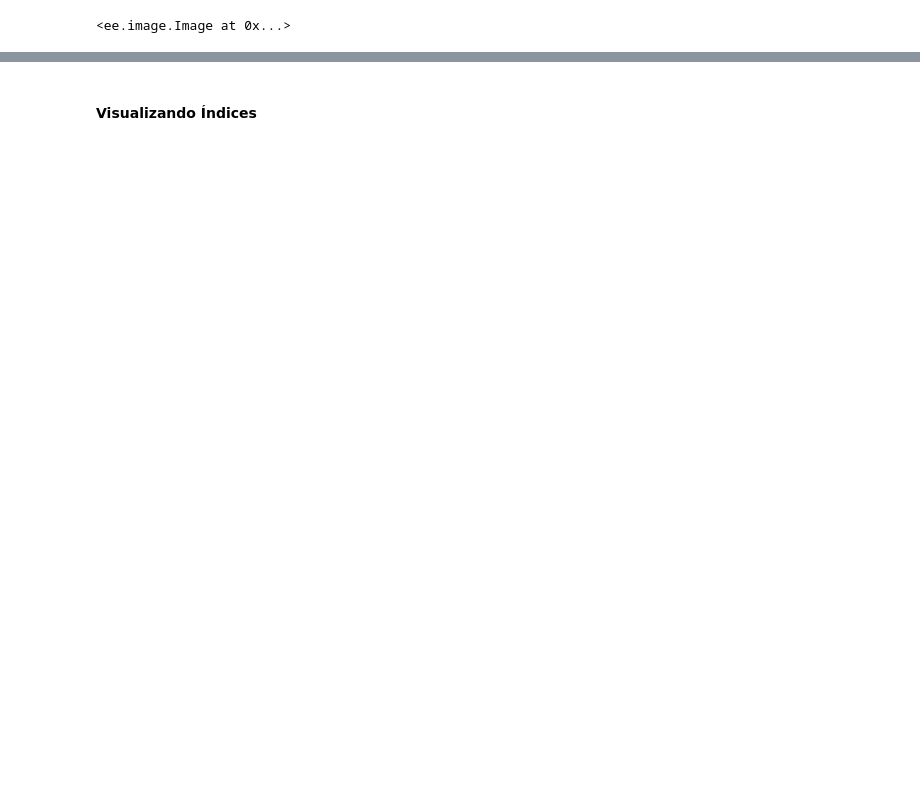
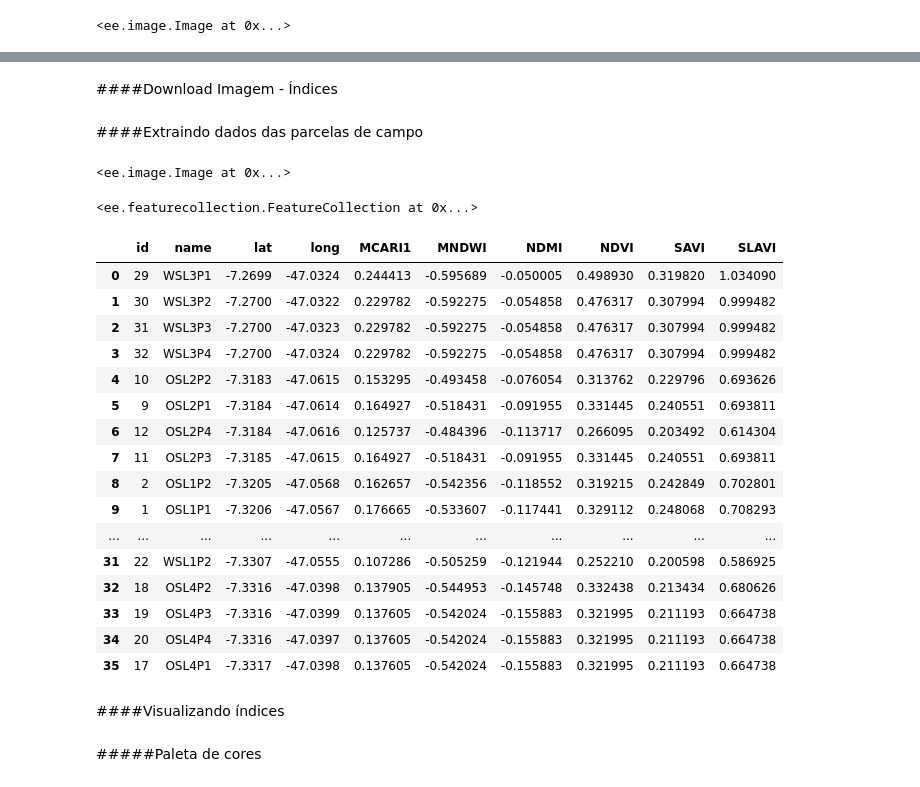
Before and after one commit to IzadoraSC/spectral_index, a Jupyter notebook: Indices_Espectrais_v01_pt.ipynb, the cells around one changed output, grey strips where cells are left out. Saved outputs shown, nothing was run; the diff lists cells and outputs as text; code cells hidden in the pictures; blank space fills up the shorter version.

```diff
--- a/Indices_Espectrais_v01_pt.ipynb
+++ b/Indices_Espectrais_v01_pt.ipynb
@@ -396,7 +405,7 @@ end_date = '2022-07-13'
 # Load Landsat surface reflectance data
 LS_collection = ee.ImageCollection(sensor) \
     .filterBounds(ROI)\
-    .filter(ee.Filter.lt('CLOUD_COVER', 30))\
+    .filter(ee.Filter.lt('CLOUD_COVER', 45))\
     .filterDate(start_date, end_date)
 
 # Map the maskLSclouds function over each seasonal dataset and take the median of clear pixels.
@@ -604,0 +684,17 @@ idx
+# %%
+idx = spyndex.computeIndex(
+    index = ["EVI","GNDVI", "MCARI1",'MNDWI','MSAVI','NDMI',"NDVI", 'NDWI',
+             'SAVI', 'SLAVI'],
+    params = {
+        "R": img["B4"],
+        "G": img["B3"],
+        "B": img["B2"],
+        "N": img["B5"],
+        "S1": img["B6"],
+        "S2": img["B7"],
+        "g": 2.5,
+        "C1": 6,
+        "C2": 7.5,
+        "L": 0.5
+    }
+)
@@ -805,0 +745,2 @@ idx.bandNames().getInfo()
+# %% [markdown]
+####Download Imagem - Índices
@@ -805,0 +765,47 @@ idx.bandNames().getInfo()
+# %% [markdown]
+####Extraindo dados das parcelas de campo
+# %%
+image1 = img.select('MCARI1','MNDWI','NDMI','NDVI','SAVI','SLAVI')
+image1
+# %% [output]
+<ee.image.Image at 0x...>
+# %%
+## Pontos amostrais de campo
+##Extrair valores de índices a partir dos pontos das parcelas de campo
+extract_bands = image1.sampleRegions(
+  collection= plotPoints,
+  scale= 30,
+  geometries=True
+  # 'properties': ['MCARI1','MNDWI','NDMI','NDVI','SAVI','SLAVI']
+);
+
+extract_bands
+# %% [output]
+<ee.featurecollection.FeatureCollection at 0x...>
+# %%
+##Labels das bandas utilizadas
+
+labels =['id', 'name','lat', 'long', 'MCARI1','MNDWI','NDMI','NDVI','SAVI','SLAVI']
+##Crie uma lista com os dados da malha amostra que você criou
+Lista_df = extract_bands.reduceColumns(ee.Reducer.toList(10), labels).values().get(0)
+##Visualize seu dataframe no utilizando os pandas
+df = pd.DataFrame(Lista_df.getInfo(), columns=labels)
+df
+# %% [output]
+|  | id | name | lat | long | MCARI1 | MNDWI | NDMI | NDVI | SAVI | SLAVI |
+| 0 | 29 | WSL3P1 | -7.2699 | -47.0324 | 0.244413 | -0.595689 | -0.050005 | 0.498930 | 0.319820 | 1.034090 |
+| 1 | 30 | WSL3P2 | -7.2700 | -47.0322 | 0.229782 | -0.592275 | -0.054858 | 0.476317 | 0.307994 | 0.999482 |
+| 2 | 31 | WSL3P3 | -7.2700 | -47.0323 | 0.229782 | -0.592275 | -0.054858 | 0.476317 | 0.307994 | 0.999482 |
+| 3 | 32 | WSL3P4 | -7.2700 | -47.0324 | 0.229782 | -0.592275 | -0.054858 | 0.476317 | 0.307994 | 0.999482 |
+| 4 | 10 | OSL2P2 | -7.3183 | -47.0615 | 0.153295 | -0.493458 | -0.076054 | 0.313762 | 0.229796 | 0.693626 |
+| 5 | 9 | OSL2P1 | -7.3184 | -47.0614 | 0.164927 | -0.518431 | -0.091955 | 0.331445 | 0.240551 | 0.693811 |
+| 6 | 12 | OSL2P4 | -7.3184 | -47.0616 | 0.125737 | -0.484396 | -0.113717 | 0.266095 | 0.203492 | 0.614304 |
+| 7 | 11 | OSL2P3 | -7.3185 | -47.0615 | 0.164927 | -0.518431 | -0.091955 | 0.331445 | 0.240551 | 0.693811 |
+| 8 | 2 | OSL1P2 | -7.3205 | -47.0568 | 0.162657 | -0.542356 | -0.118552 | 0.319215 | 0.242849 | 0.702801 |
+| 9 | 1 | OSL1P1 | -7.3206 | -47.0567 | 0.176665 | -0.533607 | -0.117441 | 0.329112 | 0.248068 | 0.708293 |
+| ... | ... | ... | ... | ... | ... | ... | ... | ... | ... | ... |
+| 31 | 22 | WSL1P2 | -7.3307 | -47.0555 | 0.107286 | -0.505259 | -0.121944 | 0.252210 | 0.200598 | 0.586925 |
+| 32 | 18 | OSL4P2 | -7.3316 | -47.0398 | 0.137905 | -0.544953 | -0.145748 | 0.332438 | 0.213434 | 0.680626 |
+| 33 | 19 | OSL4P3 | -7.3316 | -47.0399 | 0.137605 | -0.542024 | -0.155883 | 0.321995 | 0.211193 | 0.664738 |
+| 34 | 20 | OSL4P4 | -7.3316 | -47.0397 | 0.137605 | -0.542024 | -0.155883 | 0.321995 | 0.211193 | 0.664738 |
+| 35 | 17 | OSL4P1 | -7.3317 | -47.0398 | 0.137605 | -0.542024 | -0.155883 | 0.321995 | 0.211193 | 0.664738 |
@@ -806,4 +816,6 @@ idx.bandNames().getInfo()
 # %% [markdown]
-#### Visualizando Índices
+####Visualizando índices
+# %% [markdown]
+#####Paleta de cores
 # %%
 cm.palettes.spectral
```
Also changed, not shown: parts of 69 cells of this notebook.
